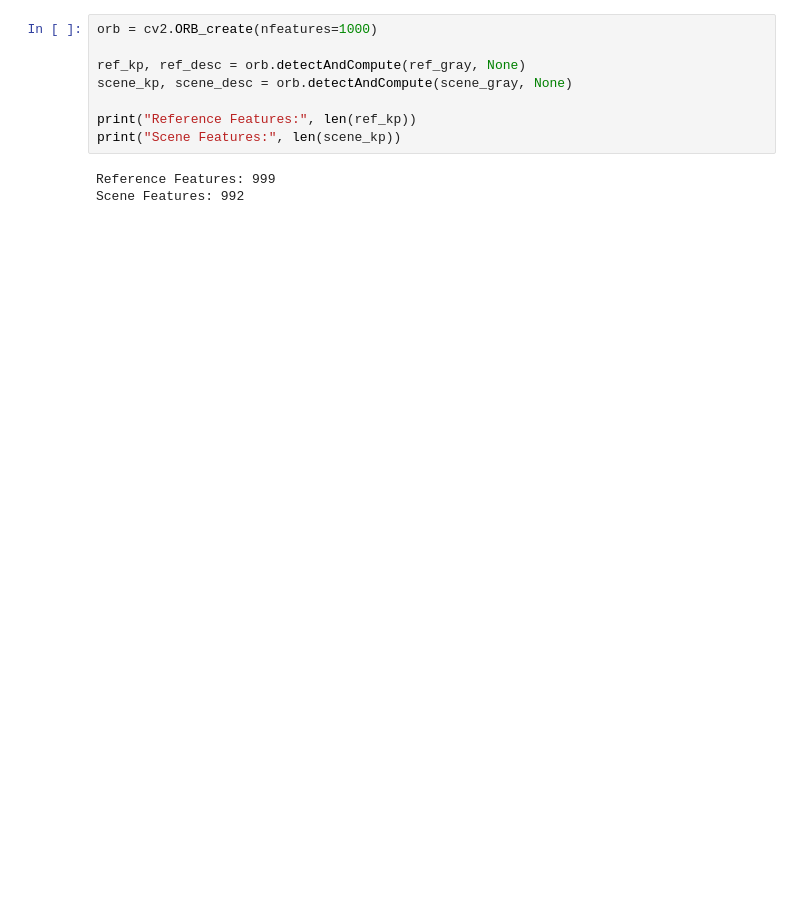
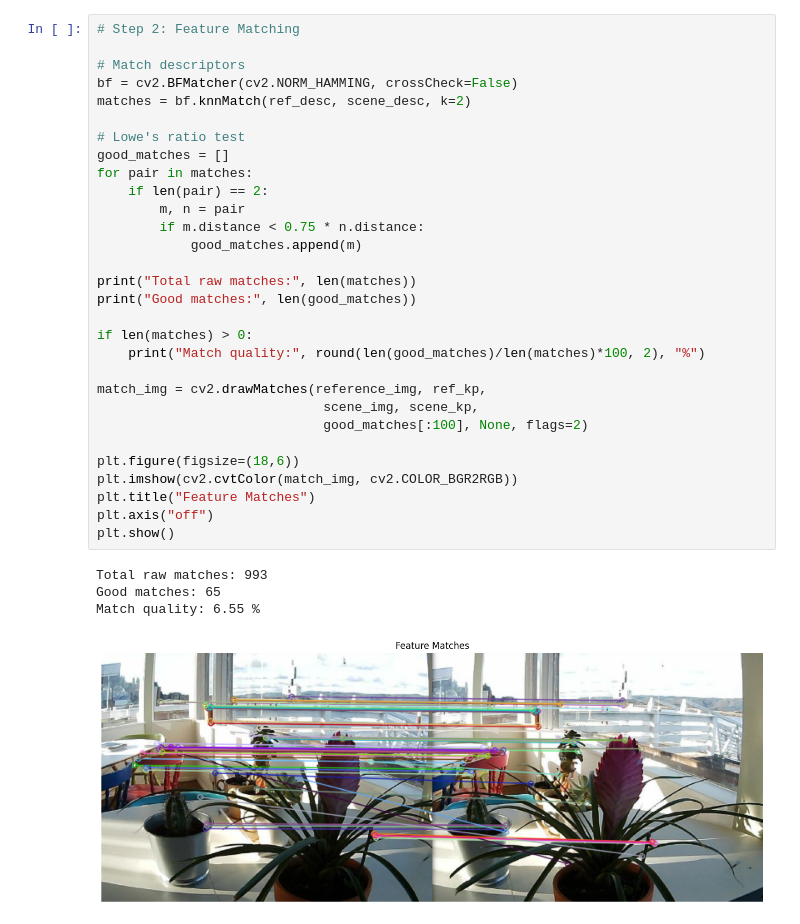
Before and after one commit to Kamalesh-Suresh-Kumar/VI-Image-Processing-and-Computer-Vision, a Jupyter notebook: LAB10/ARusingFeaturematching.ipynb, the cells around one changed output. Cells and saved outputs as stored; diff of their text form; blank space fills up the shorter version.

```diff
--- a/LAB10/ARusingFeaturematching.ipynb
+++ b/LAB10/ARusingFeaturematching.ipynb
@@ -63,12 +99,36 @@ Converted to grayscale
 # %%
-orb = cv2.ORB_create(nfeatures=1000)
+# Step 2: Feature Matching
 
-ref_kp, ref_desc = orb.detectAndCompute(ref_gray, None)
-scene_kp, scene_desc = orb.detectAndCompute(scene_gray, None)
+# Match descriptors
+bf = cv2.BFMatcher(cv2.NORM_HAMMING, crossCheck=False)
+matches = bf.knnMatch(ref_desc, scene_desc, k=2)
 
-print("Reference Features:", len(ref_kp))
-print("Scene Features:", len(scene_kp))
+# Lowe's ratio test
+good_matches = []
+for pair in matches:
+    if len(pair) == 2:
+        m, n = pair
+        if m.distance < 0.75 * n.distance:
+            good_matches.append(m)
+
+print("Total raw matches:", len(matches))
+print("Good matches:", len(good_matches))
+
+if len(matches) > 0:
+    print("Match quality:", round(len(good_matches)/len(matches)*100, 2), "%")
+
+match_img = cv2.drawMatches(reference_img, ref_kp,
+                             scene_img, scene_kp,
+                             good_matches[:100], None, flags=2)
+
+plt.figure(figsize=(18,6))
+plt.imshow(cv2.cvtColor(match_img, cv2.COLOR_BGR2RGB))
+plt.title("Feature Matches")
+plt.axis("off")
+plt.show()
 # %% [output]
-Reference Features: 999
-Scene Features: 992
+Total raw matches: 993
+Good matches: 65
+Match quality: 6.55 %
+[figure, added]
 # %%
```
Also changed, not shown: parts of 16 cells of this notebook, 23 other files.
